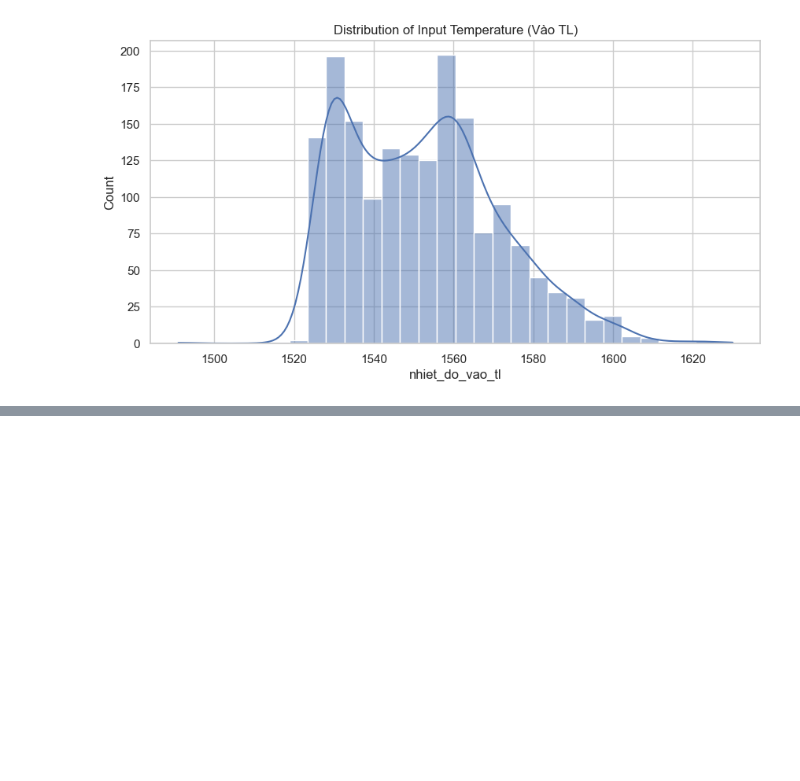
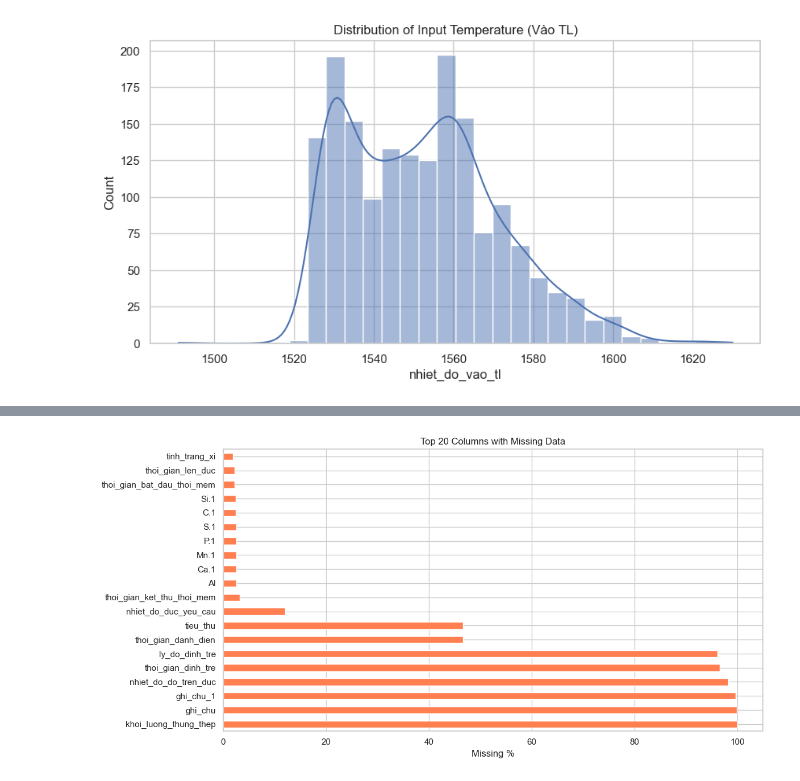
Before and after one commit to thanhnhatt29/alu-temp-cast-ml, a Jupyter notebook: LF-log-analysis.ipynb, the cells around one changed output, grey strips where cells are left out. Drawn from its saved outputs; the diff is of its cells as text; code cells hidden in the pictures; blank space fills up the shorter version.

```diff
--- a/LF-log-analysis.ipynb
+++ b/LF-log-analysis.ipynb
@@ -229,0 +244,8 @@ Adjusted 41 rows for midnight crossing.
+# %%
+for col in time_cols:
+    dt_col = f"{col}_dt"
+    if dt_col in df.columns:
+        df[col] = df.pop(dt_col)
+
+if 'ngay_clean' in df.columns:
+    df['ngay'] = df.pop('ngay_clean')
@@ -297,0 +361,5 @@ Temperature columns: ['nhiet_do_vao_tl', 'nhiet_do_duc_yeu_cau', 'nhiet_do_do_tr
+# %%
+missing_pct = (df.isnull().sum() / len(df) * 100).round(2)
+missing_pct = missing_pct[missing_pct > 0].sort_values(ascending=False)
+print("=== MISSING DATA (%) ===")
+print(missing_pct)
@@ -297,0 +384,11 @@ Temperature columns: ['nhiet_do_vao_tl', 'nhiet_do_duc_yeu_cau', 'nhiet_do_do_tr
+# %%
+import matplotlib.pyplot as plt
+
+fig, ax = plt.subplots(figsize=(12, 6))
+missing_pct.head(20).plot(kind='barh', ax=ax, color='coral')
+ax.set_xlabel('Missing %')
+ax.set_title('Top 20 Columns with Missing Data')
+plt.tight_layout()
+plt.show()
+# %% [output]
+[figure, added]
```
Also changed, not shown: parts of 11 cells of this notebook, 2 other files.
